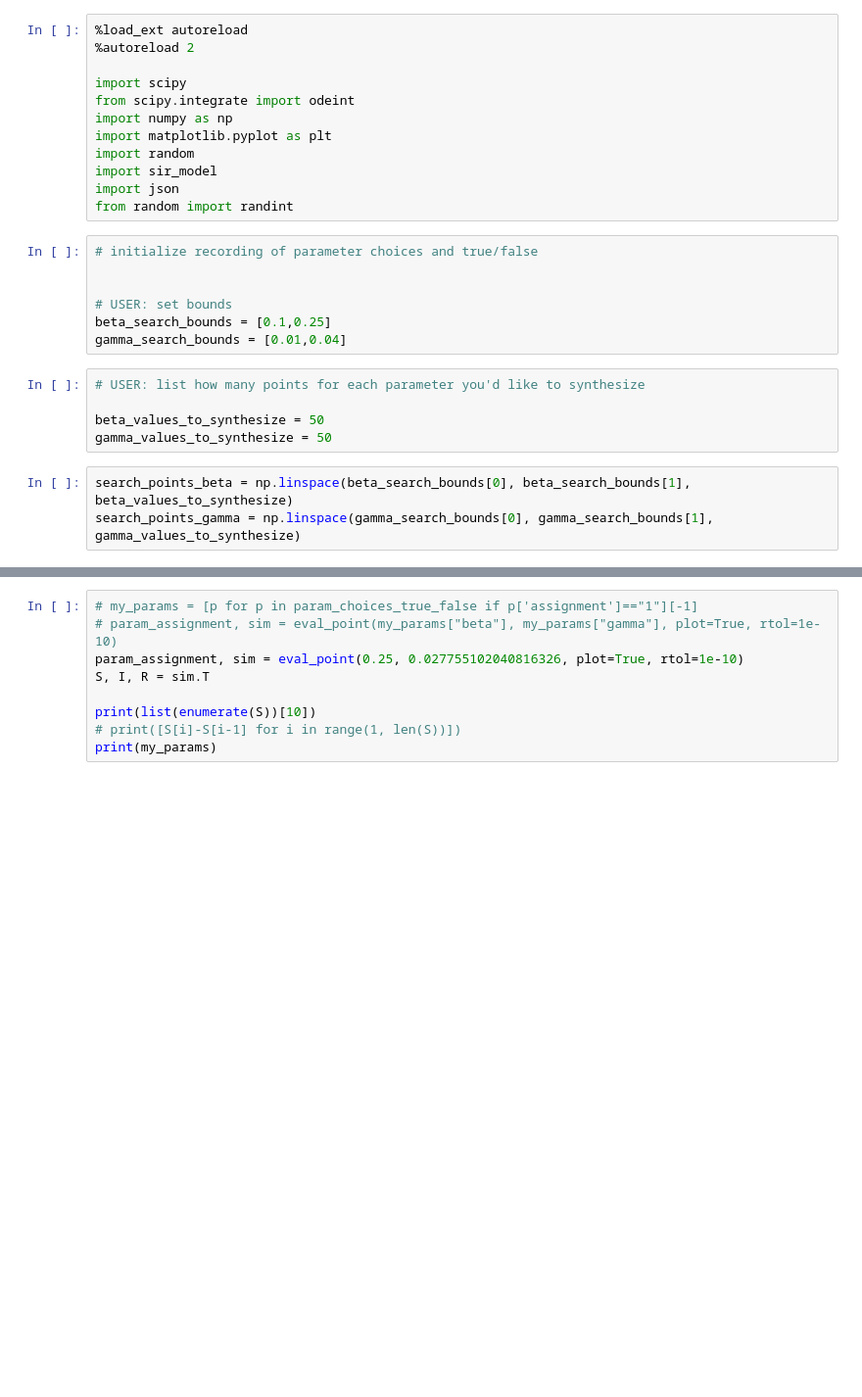
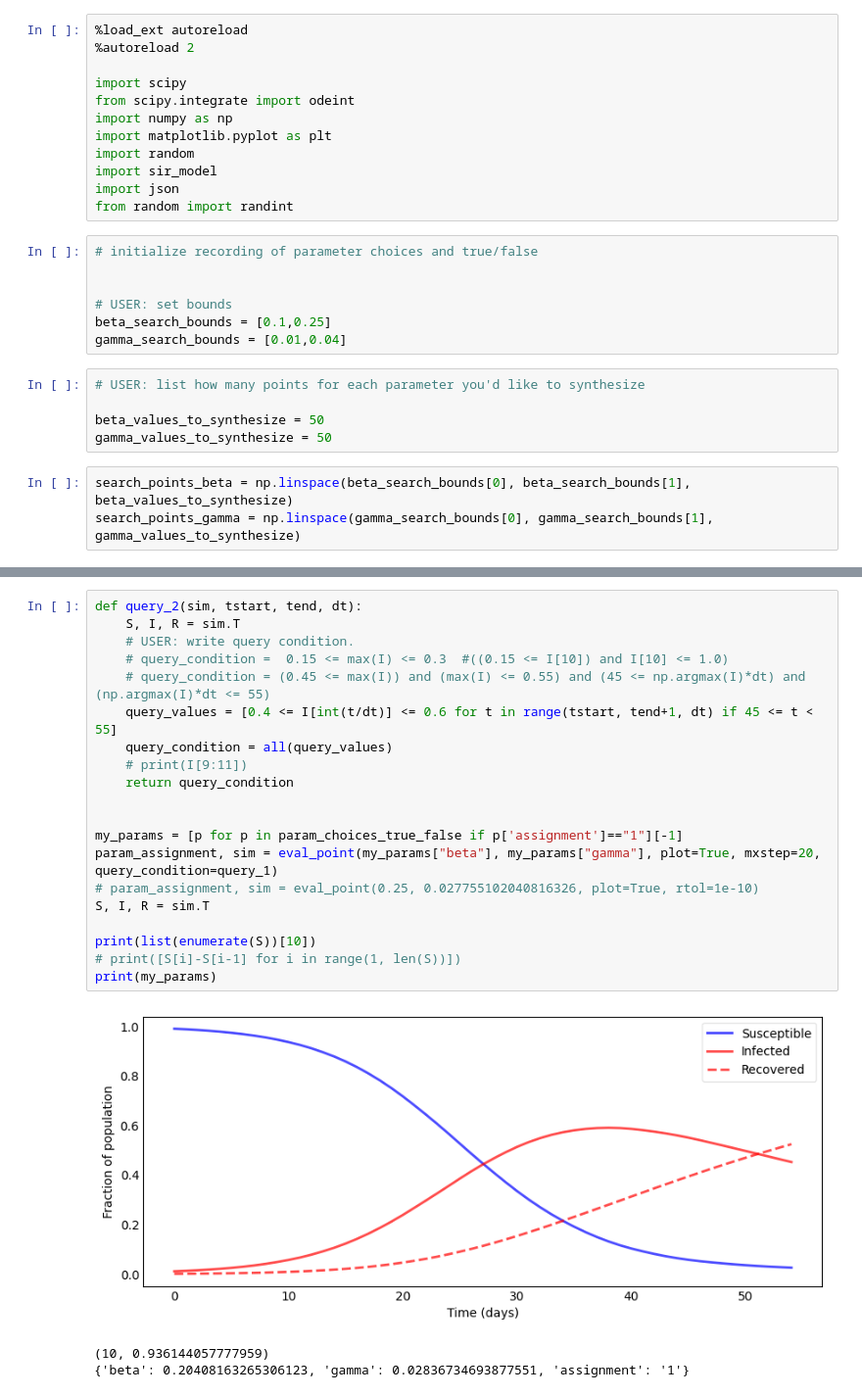
Before and after one commit to siftech/funman, a Jupyter notebook: scratch/notebooks/sir-query-positional-2d.ipynb, the cells around one changed output, grey strips where cells are left out. Shown at 98% size. Drawn from its saved outputs; the diff is of its cells as text; blank space fills up the shorter version.

Commit message:
SIR evaluation parameter space

```diff
--- a/scratch/notebooks/sir-query-positional-2d.ipynb
+++ b/scratch/notebooks/sir-query-positional-2d.ipynb
@@ -86,12 +114,27 @@ with open(f'sir_query_auto_2_param_{id_number}.json', 'w', encoding='utf-8') as
 # %%
-# my_params = [p for p in param_choices_true_false if p['assignment']=="1"][-1]
-# param_assignment, sim = eval_point(my_params["beta"], my_params["gamma"], plot=True, rtol=1e-10)
-param_assignment, sim = eval_point(0.25, 0.027755102040816326, plot=True, rtol=1e-10)
+def query_2(sim, tstart, tend, dt):
+    S, I, R = sim.T
+    # USER: write query condition.
+    # query_condition =  0.15 <= max(I) <= 0.3  #((0.15 <= I[10]) and I[10] <= 1.0)
+    # query_condition = (0.45 <= max(I)) and (max(I) <= 0.55) and (45 <= np.argmax(I)*dt) and (np.argmax(I)*dt <= 55)
+    query_values = [0.4 <= I[int(t/dt)] <= 0.6 for t in range(tstart, tend+1, dt) if 45 <= t < 55]
+    query_condition = all(query_values)
+    # print(I[9:11])
+    return query_condition
+
+
+my_params = [p for p in param_choices_true_false if p['assignment']=="1"][-1]
+param_assignment, sim = eval_point(my_params["beta"], my_params["gamma"], plot=True, mxstep=20, query_condition=query_1)
+# param_assignment, sim = eval_point(0.25, 0.027755102040816326, plot=True, rtol=1e-10)
 S, I, R = sim.T
 
 print(list(enumerate(S))[10])
 # print([S[i]-S[i-1] for i in range(1, len(S))])
 print(my_params)
+# %% [output]
+[figure, added]
+(10, 0.936144057777959)
+{'beta': 0.20408163265306123, 'gamma': 0.02836734693877551, 'assignment': '1'}
 # %%
 # Plot "true/false" points.  Is there any way of characterizing these regions?
 
```
Also changed, not shown: parts of 6 cells of this notebook.
